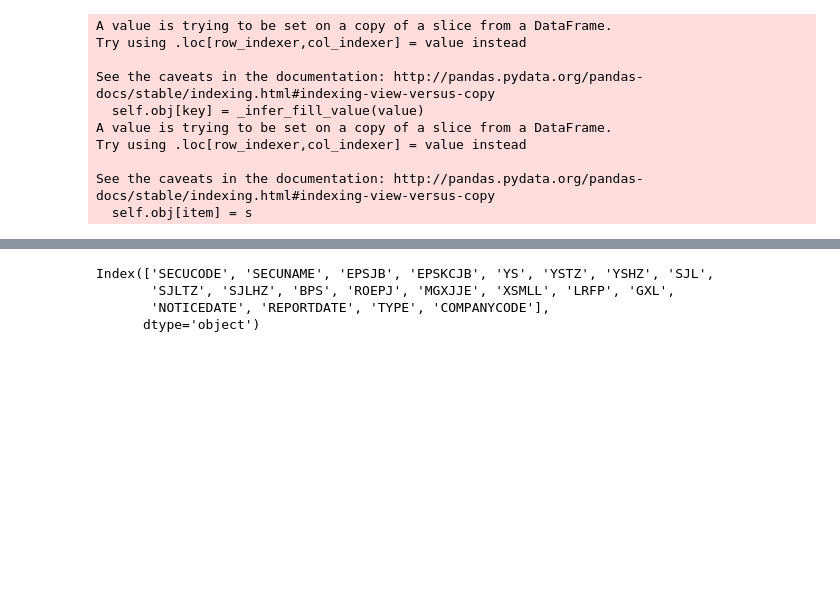
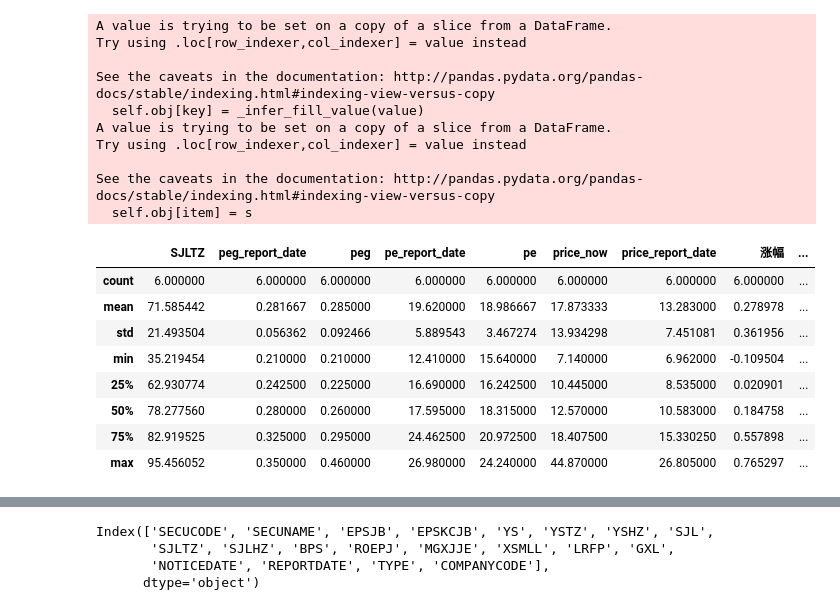
Before and after one commit to lightjl/Anaconda_code, a Jupyter notebook: yjbb.ipynb, the cells around one changed output, grey strips where cells are left out. Drawn from its saved outputs; the diff is of its cells as text; code cells hidden in the pictures; blank space fills up the shorter version.

```diff
--- a/yjbb.ipynb
+++ b/yjbb.ipynb
@@ -87,5 +87,20 @@ Try using .loc[row_indexer,col_indexer] = value instead
 
 See the caveats in the documentation: http://pandas.pydata.org/pandas-docs/stable/indexing.html#indexing-view-versus-copy
   self.obj[item] = s
+# %%
+testdf = test.stockGDF[['SECUCODE','SECUNAME3', 'SJLTZ', 'peg_report_date', 'peg', 'pe_report_date', 'pe', 'price_now', 'rec_report_date', 'price_report_date', '涨幅']
+              + ['SJLTZ'+str(i) for i in range(5)]][(test.stockGDF.peg_report_date < 0.4) & (test.stockGDF.peg_report_date > 0) & (test.stockGDF.SJLTZ < 100)]
+# %%
+testdf.describe()
+# %% [output]
+|  | SJLTZ | peg_report_date | peg | pe_report_date | pe | price_now | price_report_date | 涨幅 | ... |
+| count | 6.000000 | 6.000000 | 6.000000 | 6.000000 | 6.000000 | 6.000000 | 6.000000 | 6.000000 | ... |
+| mean | 71.585442 | 0.281667 | 0.285000 | 19.620000 | 18.986667 | 17.873333 | 13.283000 | 0.278978 | ... |
+| std | 21.493504 | 0.056362 | 0.092466 | 5.889543 | 3.467274 | 13.934298 | 7.451081 | 0.361956 | ... |
+| min | 35.219454 | 0.210000 | 0.210000 | 12.410000 | 15.640000 | 7.140000 | 6.962000 | -0.109504 | ... |
+| 25% | 62.930774 | 0.242500 | 0.225000 | 16.690000 | 16.242500 | 10.445000 | 8.535000 | 0.020901 | ... |
+| 50% | 78.277560 | 0.280000 | 0.260000 | 17.595000 | 18.315000 | 12.570000 | 10.583000 | 0.184758 | ... |
+| 75% | 82.919525 | 0.325000 | 0.295000 | 24.462500 | 20.972500 | 18.407500 | 15.330250 | 0.557898 | ... |
+| max | 95.456052 | 0.350000 | 0.460000 | 26.980000 | 24.240000 | 44.870000 | 26.805000 | 0.765297 | ... |
 # %%
 test.stockGDF[['SECUCODE','SECUNAME3', 'SJLTZ', 'peg_report_date', 'peg', 'pe_report_date', 'pe', 'price_now', 'rec_report_date', 'price_report_date', '涨幅']
```
Also changed, not shown: parts of 2 cells of this notebook, 3 other files.
